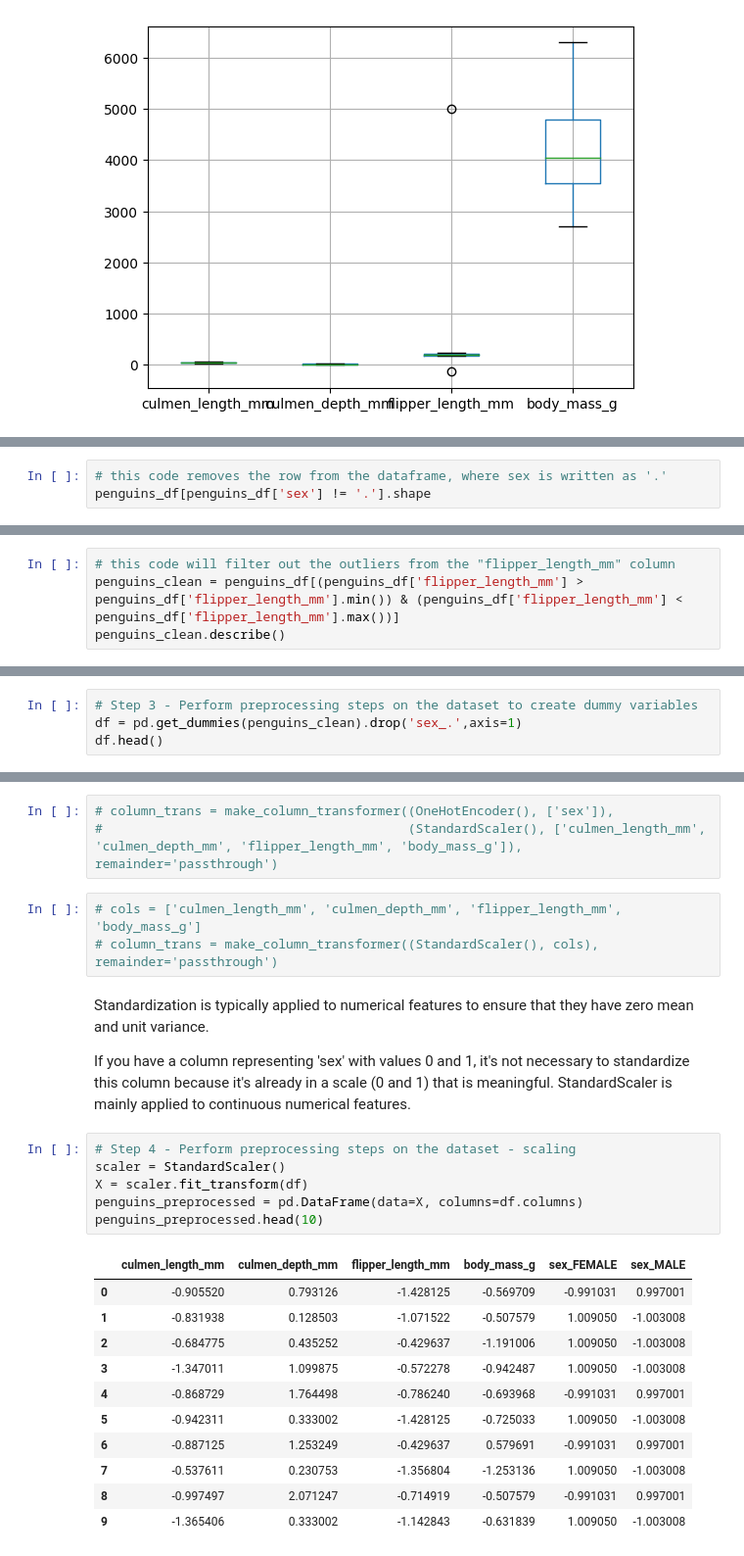
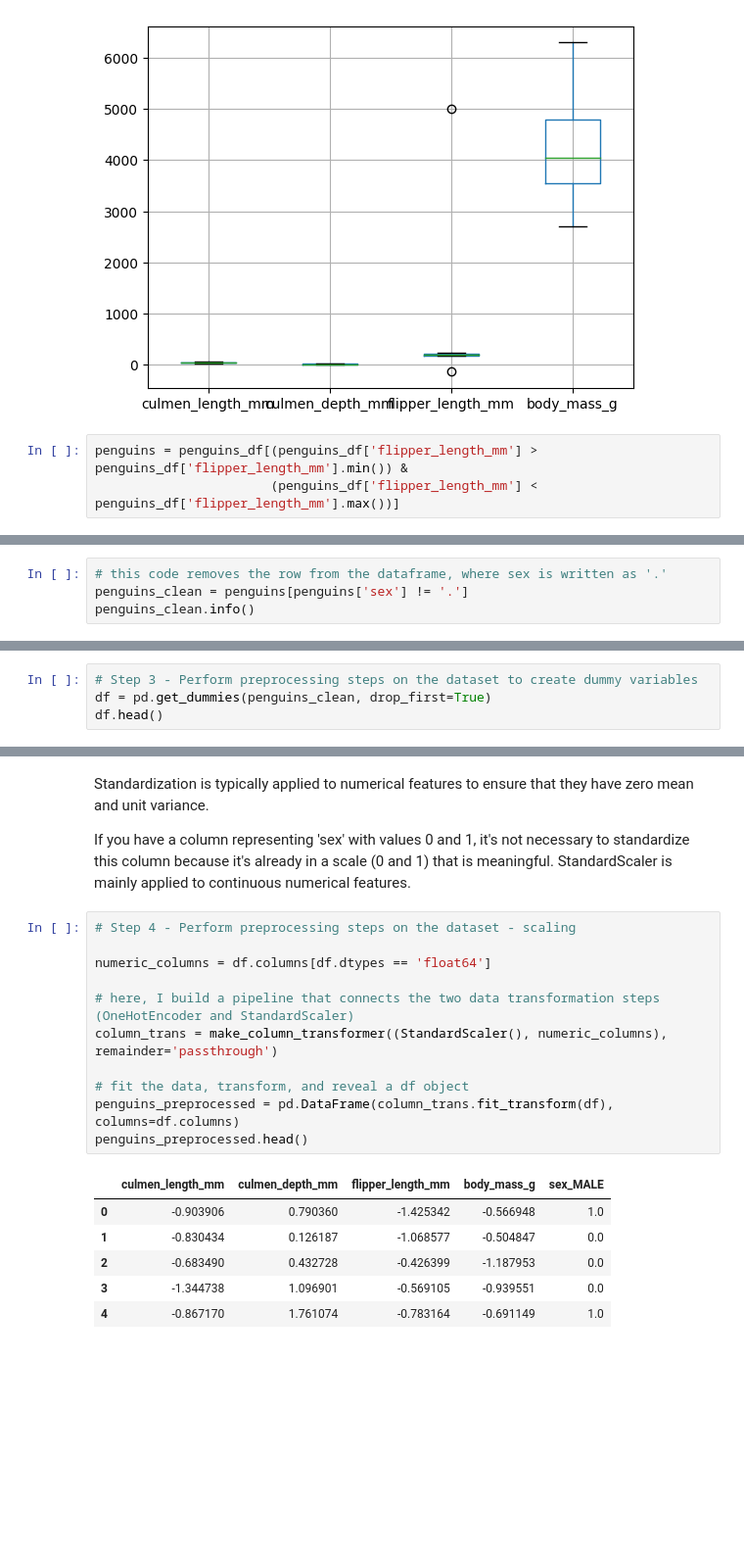
Before and after one commit to YasirKhan1811/Artificial-Intelligence_Notes, a Jupyter notebook: clustering_penguins.ipynb, the cells around one changed output, grey strips where cells are left out. Shown: that part at 98% size. Cells and saved outputs as stored; diff of their text form; blank space fills up the shorter version.

```diff
--- a/clustering_penguins.ipynb
+++ b/clustering_penguins.ipynb
@@ -106,3 +106,6 @@ penguins_df.boxplot()
 plt.show()
 # %% [output]
 [figure]
+# %%
+penguins = penguins_df[(penguins_df['flipper_length_mm'] > penguins_df['flipper_length_mm'].min()) &
+                       (penguins_df['flipper_length_mm'] < penguins_df['flipper_length_mm'].max())]
@@ -114,4 +132,5 @@ array(['MALE', 'FEMALE', '.'], dtype=object)
 # %%
 # this code removes the row from the dataframe, where sex is written as '.'
-penguins_df[penguins_df['sex'] != '.'].shape
+penguins_clean = penguins[penguins['sex'] != '.']
+penguins_clean.info()
 # %% [output]
@@ -119,4 +148,0 @@ penguins_df[penguins_df['sex'] != '.'].shape
-# %%
-# this code will filter out the outliers from the "flipper_length_mm" column
-penguins_clean = penguins_df[(penguins_df['flipper_length_mm'] > penguins_df['flipper_length_mm'].min()) & (penguins_df['flipper_length_mm'] < penguins_df['flipper_length_mm'].max())]
-penguins_clean.describe()
@@ -145,5 +149,5 @@ Index(['culmen_length_mm', 'culmen_depth_mm', 'flipper_length_mm',
 # %%
 # Step 3 - Perform preprocessing steps on the dataset to create dummy variables
-df = pd.get_dummies(penguins_clean).drop('sex_.',axis=1)
+df = pd.get_dummies(penguins_clean, drop_first=True)
 df.head()
 # %% [output]
@@ -156,28 +160,22 @@ df.head()
-# %%
-# column_trans = make_column_transformer((OneHotEncoder(), ['sex']),
-#                                        (StandardScaler(), ['culmen_length_mm', 'culmen_depth_mm', 'flipper_length_mm', 'body_mass_g']), remainder='passthrough')
-# %%
-# cols = ['culmen_length_mm', 'culmen_depth_mm', 'flipper_length_mm', 'body_mass_g']
-# column_trans = make_column_transformer((StandardScaler(), cols), remainder='passthrough')
 # %% [markdown]
 Standardization is typically applied to numerical features to ensure that they have zero mean and unit variance.
 
 If you have a column representing 'sex' with values 0 and 1, it's not necessary to standardize this column because it's already in a scale (0 and 1) that is meaningful. StandardScaler is mainly applied to continuous numerical features.
 # %%
 # Step 4 - Perform preprocessing steps on the dataset - scaling
-scaler = StandardScaler()
-X = scaler.fit_transform(df)
-penguins_preprocessed = pd.DataFrame(data=X, columns=df.columns)
-penguins_preprocessed.head(10)
+
+numeric_columns = df.columns[df.dtypes == 'float64']
+
+# here, I build a pipeline that connects the two data transformation steps (OneHotEncoder and StandardScaler)
+column_trans = make_column_transformer((StandardScaler(), numeric_columns), remainder='passthrough')
+
+# fit the data, transform, and reveal a df object
+penguins_preprocessed = pd.DataFrame(column_trans.fit_transform(df), columns=df.columns)
+penguins_preprocessed.head()
 # %% [output]
-|  | culmen_length_mm | culmen_depth_mm | flipper_length_mm | body_mass_g | sex_FEMALE | sex_MALE |
-| 0 | -0.905520 | 0.793126 | -1.428125 | -0.569709 | -0.991031 | 0.997001 |
-| 1 | -0.831938 | 0.128503 | -1.071522 | -0.507579 | 1.009050 | -1.003008 |
-| 2 | -0.684775 | 0.435252 | -0.429637 | -1.191006 | 1.009050 | -1.003008 |
-| 3 | -1.347011 | 1.099875 | -0.572278 | -0.942487 | 1.009050 | -1.003008 |
-| 4 | -0.868729 | 1.764498 | -0.786240 | -0.693968 | -0.991031 | 0.997001 |
-| 5 | -0.942311 | 0.333002 | -1.428125 | -0.725033 | 1.009050 | -1.003008 |
-| 6 | -0.887125 | 1.253249 | -0.429637 | 0.579691 | -0.991031 | 0.997001 |
-| 7 | -0.537611 | 0.230753 | -1.356804 | -1.253136 | 1.009050 | -1.003008 |
-| 8 | -0.997497 | 2.071247 | -0.714919 | -0.507579 | -0.991031 | 0.997001 |
-| 9 | -1.365406 | 0.333002 | -1.142843 | -0.631839 | 1.009050 | -1.003008 |
+|  | culmen_length_mm | culmen_depth_mm | flipper_length_mm | body_mass_g | sex_MALE |
+| 0 | -0.903906 | 0.790360 | -1.425342 | -0.566948 | 1.0 |
+| 1 | -0.830434 | 0.126187 | -1.068577 | -0.504847 | 0.0 |
+| 2 | -0.683490 | 0.432728 | -0.426399 | -1.187953 | 0.0 |
+| 3 | -1.344738 | 1.096901 | -0.569105 | -0.939551 | 0.0 |
+| 4 | -0.867170 | 1.761074 | -0.783164 | -0.691149 | 1.0 |
```
Also changed, not shown: parts of 34 cells of this notebook.
